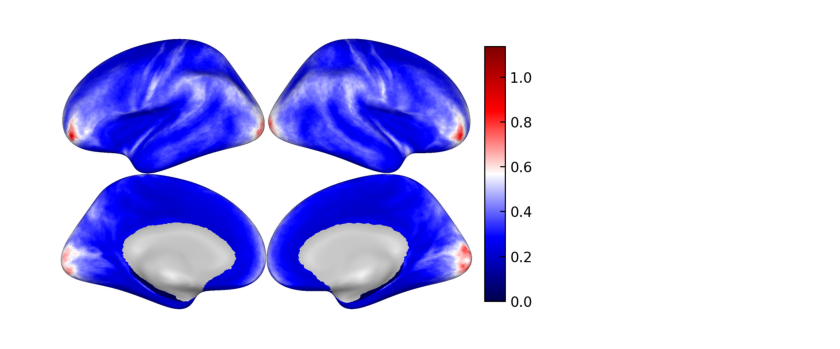
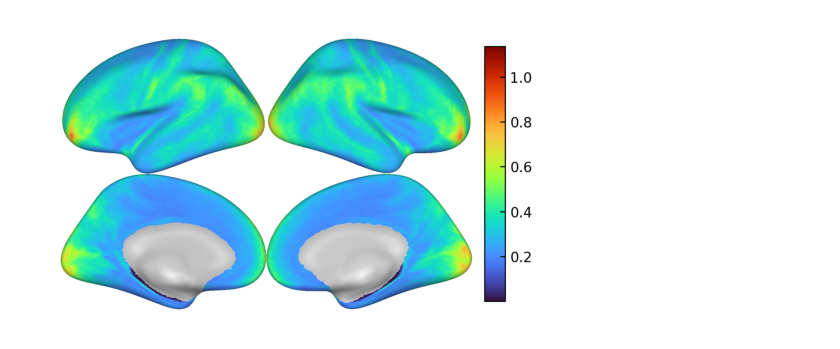
Before and after one commit to PennLINC/transdiagnostic_executive_function, a Jupyter notebook: analysis/02_plot/plot_surfaces.ipynb, the cells around one changed output. Saved outputs shown, nothing was run; the diff lists cells and outputs as text; code cells hidden in the pictures.

Commit message:
surface plots

```diff
--- a/analysis/02_plot/plot_surfaces.ipynb
+++ b/analysis/02_plot/plot_surfaces.ipynb
@@ -150,16 +35,0 @@ Wall time: 31.4 s
-# %%
-%%time
-#example of reading and displaying cifti91k data
-
-#Download example cifti map from HCP Retinotopy dataset (https://balsa.wustl.edu/study/9Zkk)
-!wget -nv -O S1200_7T_Retinotopy181.Fit3_R2_MSMAll.32k_fs_LR.dscalar.nii https://github.com/kjamison/brainmontageplot/raw/main/examples/S1200_7T_Retinotopy181.Fit3_R2_MSMAll.32k_fs_LR.dscalar.nii
-
-import nibabel as nib
-ciftidata=nib.load("S1200_7T_Retinotopy181.Fit3_R2_MSMAll.32k_fs_LR.dscalar.nii").get_fdata()[0,:]
-
-img=create_montage_figure(roivals=ciftidata,atlasname="cifti91k",colormap="turbo",clim=[0,50],
-                          slice_dict={'axial':[23,33,43,53,63,73]},mosaic_dict={'axial':[-1,2]},
-                          add_colorbar=True, upscale_factor=2)
-plt.figure()
-plt.imshow(img)
-_=plt.axis('off')
@@ -172,19 +36,17 @@ Wall time: 3.25 s
 # %%
 %%time
-#example of reading and displaying cifti91k data
-
-# #Download example cifti map from HCP Retinotopy dataset (https://balsa.wustl.edu/study/9Zkk)
-# !wget -nv -O S1200_7T_Retinotopy181.Fit3_R2_MSMAll.32k_fs_LR.dscalar.nii https://github.com/kjamison/brainmontageplot/raw/main/examples/S1200_7T_Retinotopy181.Fit3_R2_MSMAll.32k_fs_LR.dscalar.nii
-
+#resting state alff
 import nibabel as nib
 ciftidata=nib.load("/Users/sps253/Desktop/data/group-alff_task-rest_space-fsLR_den-91k_stat-mean.dscalar.nii").get_fdata()[0,:]
-
+# mask the date so that 0 is NaN
+ciftidata[ciftidata == 0] = np.nan
+clear_cache('facemap')
 cmap = mpl.cm.get_cmap("seismic").copy()
 cmap.set_bad(color="none")  # Transparent for NaN
-img=create_montage_figure(roivals=ciftidata,atlasname="cifti91k",colormap=cmap,#clim=[0,50],
-                          #slice_dict={'axial':[23,33,43,53,63,73]},mosaic_dict={'axial':[-1,2]},
+img=create_montage_figure(roivals=ciftidata,atlasname="cifti91k",colormap='turbo',
                           add_colorbar=True, upscale_factor=2,
-                          viewnames=['lateral','medial'],face_mode='best')
+                          viewnames=['lateral','medial'],face_mode='best',
+                          outputimagefile='/Users/sps253/Documents/GIT/transdiagnostic_executive_function/neuroimaging_figures/surface_plots/group-alff_task-rest_space-fsLR_den-91k_stat-mean.dscalar.nii_montage.png')
 plt.figure()
 plt.imshow(img)
 _=plt.axis('off')
@@ -195 +60 @@ Wall time: 743 ms
-[figure, old version]
+[figure, new version]
```
Also changed, not shown: parts of 12 cells of this notebook.
